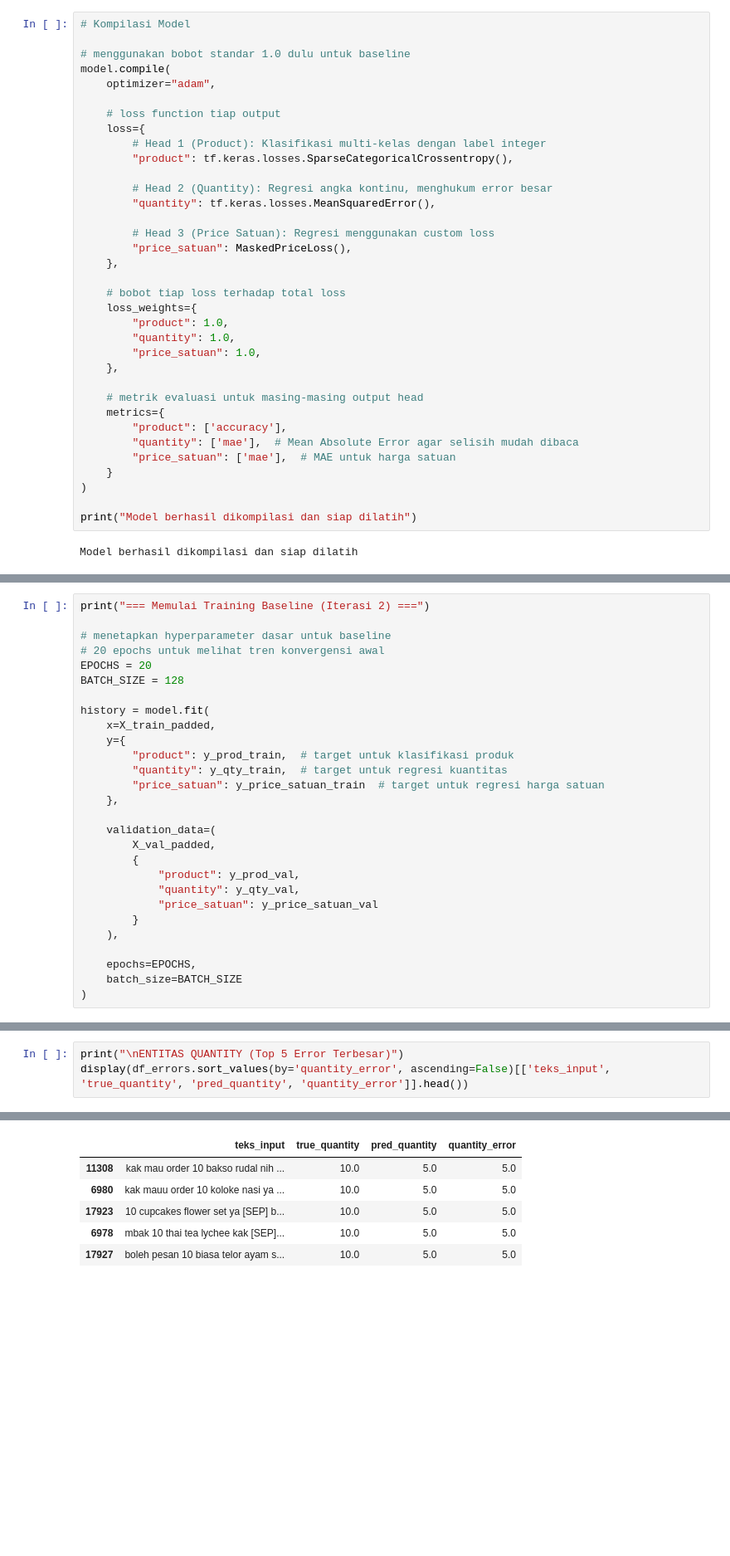
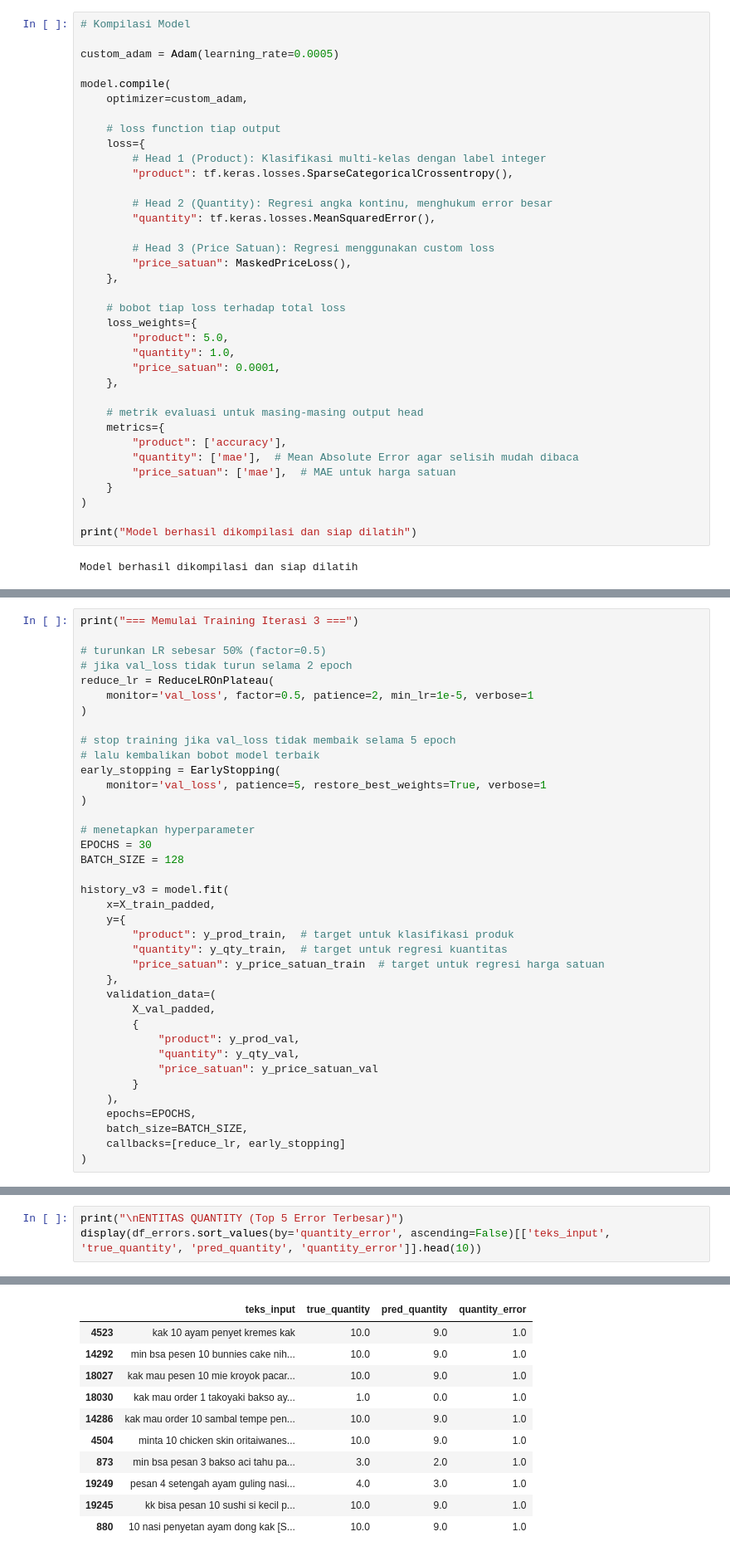
Before and after one commit to Sugandarilovv/ChatKasir, a Jupyter notebook: ai-model/notebooks/02_training.ipynb, the cells around one changed output, grey strips where cells are left out. Shown at 83% size. Drawn from its saved outputs; the diff is of its cells as text; blank space fills up the shorter version.

```diff
--- a/ai-model/notebooks/02_training.ipynb
+++ b/ai-model/notebooks/02_training.ipynb
@@ -330,9 +335,10 @@ MaskedPriceLoss berhasil didefinisikan
 # %%
 # Kompilasi Model
 
-# menggunakan bobot standar 1.0 dulu untuk baseline
+custom_adam = Adam(learning_rate=0.0005)
+
 model.compile(
-    optimizer="adam",
+    optimizer=custom_adam,
 
     # loss function tiap output
     loss={
@@ -348,9 +354,9 @@ model.compile(
 
     # bobot tiap loss terhadap total loss
     loss_weights={
-        "product": 1.0,
+        "product": 5.0,
         "quantity": 1.0,
-        "price_satuan": 1.0,
+        "price_satuan": 0.0001,
     },
 
     # metrik evaluasi untuk masing-masing output head
@@ -369,19 +375,29 @@ Model berhasil dikompilasi dan siap dilatih
 # %%
-print("=== Memulai Training Baseline (Iterasi 2) ===")
+print("=== Memulai Training Iterasi 3 ===")
 
-# menetapkan hyperparameter dasar untuk baseline
-# 20 epochs untuk melihat tren konvergensi awal
-EPOCHS = 20
+# turunkan LR sebesar 50% (factor=0.5)
+# jika val_loss tidak turun selama 2 epoch
+reduce_lr = ReduceLROnPlateau(
+    monitor='val_loss', factor=0.5, patience=2, min_lr=1e-5, verbose=1
+)
+
+# stop training jika val_loss tidak membaik selama 5 epoch
+# lalu kembalikan bobot model terbaik
+early_stopping = EarlyStopping(
+    monitor='val_loss', patience=5, restore_best_weights=True, verbose=1
+)
+
+# menetapkan hyperparameter
+EPOCHS = 30
 BATCH_SIZE = 128
 
-history = model.fit(
+history_v3 = model.fit(
     x=X_train_padded,
     y={
         "product": y_prod_train,  # target untuk klasifikasi produk
         "quantity": y_qty_train,  # target untuk regresi kuantitas
         "price_satuan": y_price_satuan_train  # target untuk regresi harga satuan
     },
-
     validation_data=(
         X_val_padded,
         {
@@ -390,8 +406,8 @@ history = model.fit(
             "price_satuan": y_price_satuan_val
         }
     ),
-
     epochs=EPOCHS,
-    batch_size=BATCH_SIZE
+    batch_size=BATCH_SIZE,
+    callbacks=[reduce_lr, early_stopping]
 )
 # %% [output]
@@ -564,14 +584,19 @@ Total baris salah tebak produk: 20087 dari 20100
 # %%
 print("\nENTITAS QUANTITY (Top 5 Error Terbesar)")
-display(df_errors.sort_values(by='quantity_error', ascending=False)[['teks_input', 'true_quantity', 'pred_quantity', 'quantity_error']].head())
+display(df_errors.sort_values(by='quantity_error', ascending=False)[['teks_input', 'true_quantity', 'pred_quantity', 'quantity_error']].head(10))
 # %% [output]
 ENTITAS QUANTITY (Top 5 Error Terbesar)
 |  | teks_input | true_quantity | pred_quantity | quantity_error |
-| 11308 | kak mau order 10 bakso rudal nih ... | 10.0 | 5.0 | 5.0 |
-| 6980 | kak mauu order 10 koloke nasi ya ... | 10.0 | 5.0 | 5.0 |
-| 17923 | 10 cupcakes flower set ya [SEP] b... | 10.0 | 5.0 | 5.0 |
-| 6978 | mbak 10 thai tea lychee kak [SEP]... | 10.0 | 5.0 | 5.0 |
-| 17927 | boleh pesan 10 biasa telor ayam s... | 10.0 | 5.0 | 5.0 |
+| 4523 | kak 10 ayam penyet kremes kak | 10.0 | 9.0 | 1.0 |
+| 14292 | min bsa pesen 10 bunnies cake nih... | 10.0 | 9.0 | 1.0 |
+| 18027 | kak mau pesen 10 mie kroyok pacar... | 10.0 | 9.0 | 1.0 |
+| 18030 | kak mau order 1 takoyaki bakso ay... | 1.0 | 0.0 | 1.0 |
+| 14286 | kak mau order 10 sambal tempe pen... | 10.0 | 9.0 | 1.0 |
+| 4504 | minta 10 chicken skin oritaiwanes... | 10.0 | 9.0 | 1.0 |
+| 873 | min bsa pesan 3 bakso aci tahu pa... | 3.0 | 2.0 | 1.0 |
+| 19249 | pesan 4 setengah ayam guling nasi... | 4.0 | 3.0 | 1.0 |
+| 19245 | kk bisa pesan 10 sushi si kecil p... | 10.0 | 9.0 | 1.0 |
+| 880 | 10 nasi penyetan ayam dong kak [S... | 10.0 | 9.0 | 1.0 |
 # %%
 print("\nENTITAS HARGA (Top 5 Error Terbesar)")
 # Hanya tampilkan baris yang memang memiliki harga valid
```
Also changed, not shown: parts of 16 cells of this notebook.
